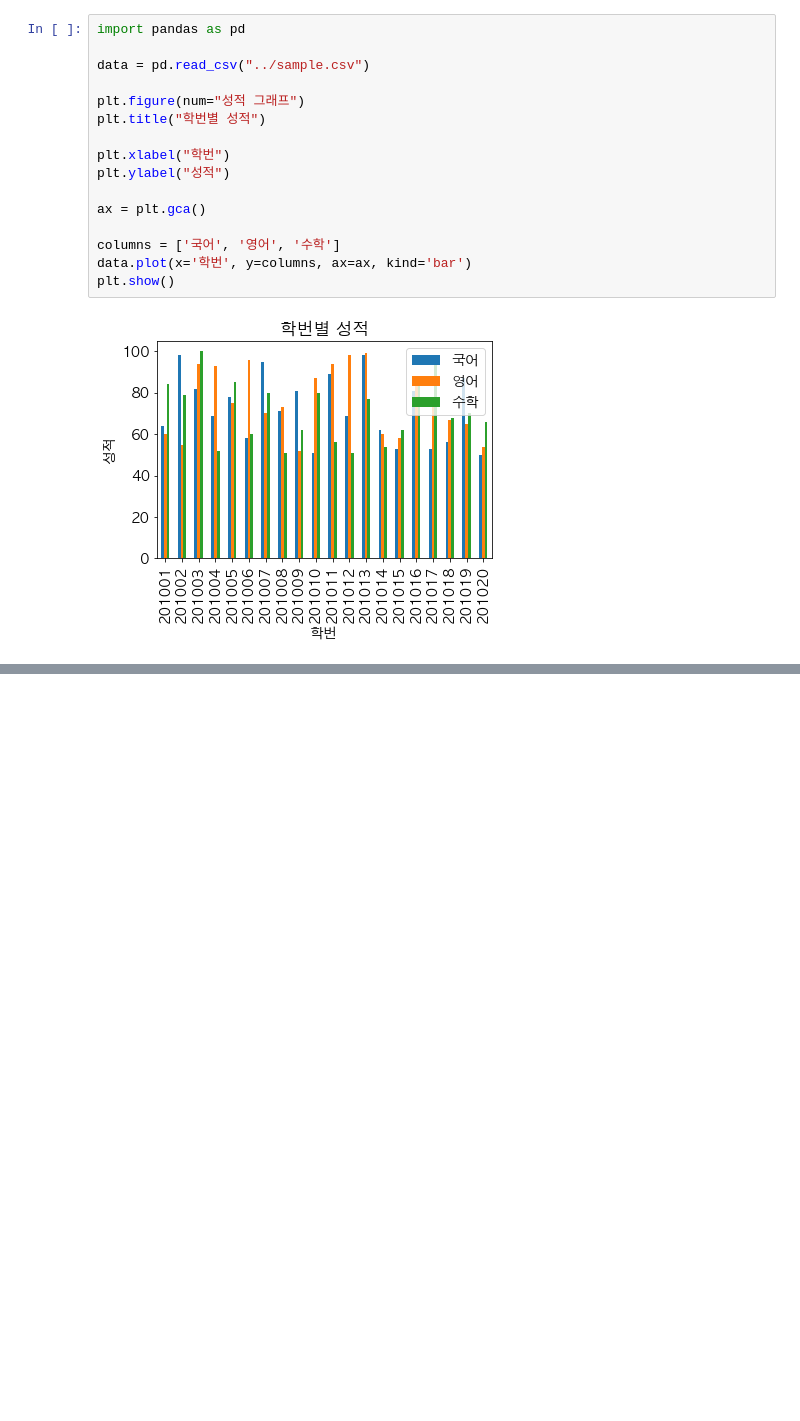
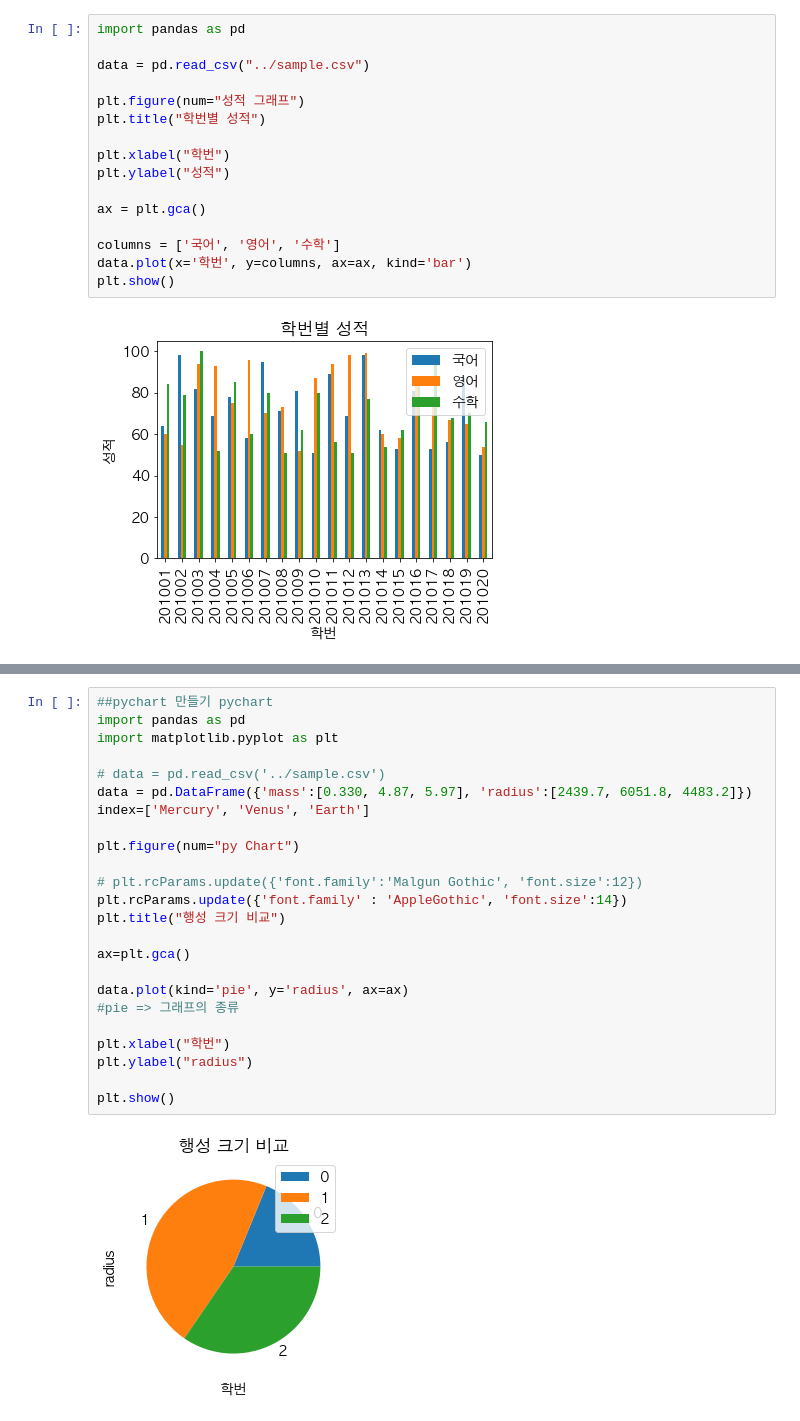
Before and after one commit to War-Oxi/Oxi, a Jupyter notebook: Python_Code/University_real/DataScience/Graph/datafig.ipynb, the cells around one changed output, grey strips where cells are left out. Cells and saved outputs as stored; diff of their text form; blank space fills up the shorter version.

```diff
--- a/Python_Code/University_real/DataScience/Graph/datafig.ipynb
+++ b/Python_Code/University_real/DataScience/Graph/datafig.ipynb
@@ -83,0 +115,26 @@ plt.show()
+# %%
+##pychart 만들기 pychart
+import pandas as pd
+import matplotlib.pyplot as plt
+
+# data = pd.read_csv('../sample.csv')
+data = pd.DataFrame({'mass':[0.330, 4.87, 5.97], 'radius':[2439.7, 6051.8, 4483.2]})
+index=['Mercury', 'Venus', 'Earth']
+
+plt.figure(num="py Chart")
+
+# plt.rcParams.update({'font.family':'Malgun Gothic', 'font.size':12})
+plt.rcParams.update({'font.family' : 'AppleGothic', 'font.size':14})
+plt.title("행성 크기 비교")
+
+ax=plt.gca()
+
+data.plot(kind='pie', y='radius', ax=ax)
+#pie => 그래프의 종류
+
+plt.xlabel("학번")
+plt.ylabel("radius")
+
+plt.show()
+# %% [output]
+[figure, added]
```
Also changed, not shown: parts of 5 cells of this notebook, 4 other files.
